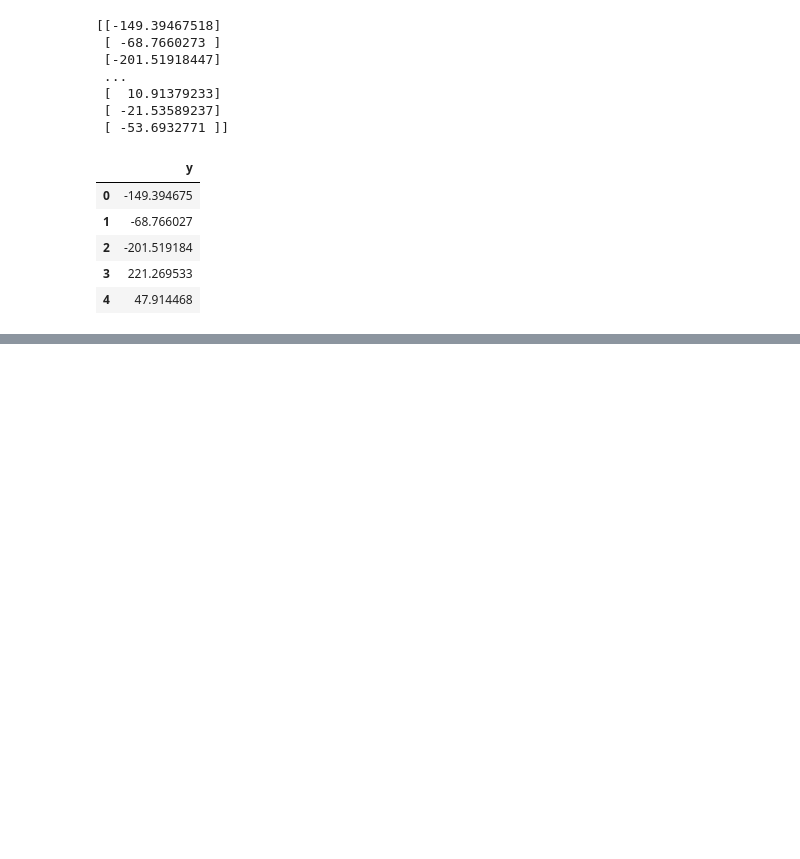
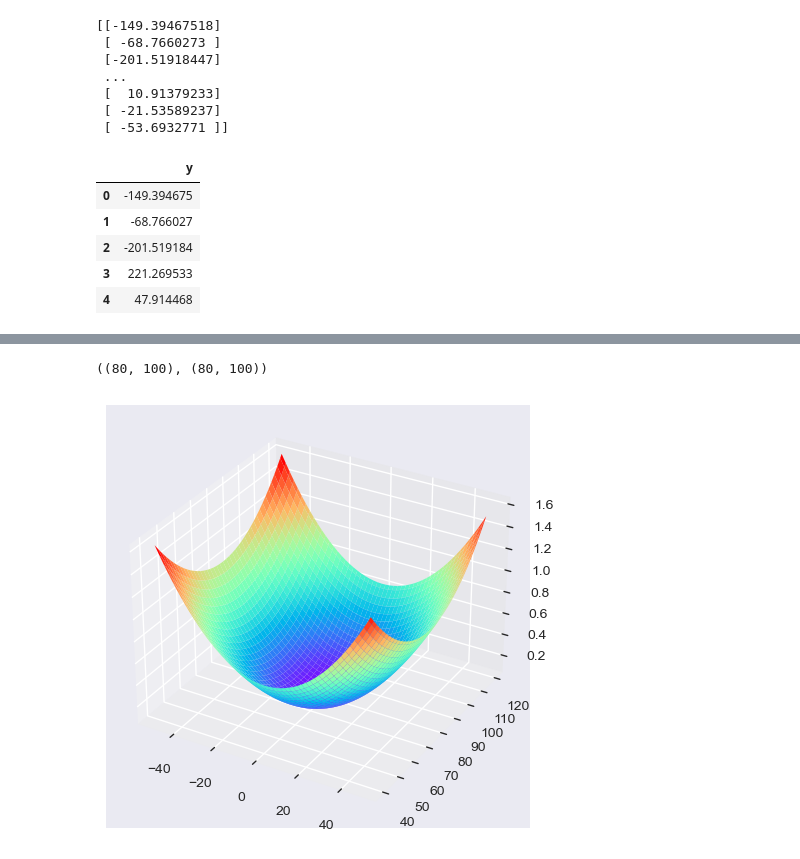
Before and after one commit to GarvLuthra24/Score-Prediction-Using-Linear-Regression, a Jupyter notebook: score_prediction.ipynb, the cells around one changed output, grey strips where cells are left out. Drawn from its saved outputs; the diff is of its cells as text; code cells hidden in the pictures; blank space fills up the shorter version.

```diff
--- a/score_prediction.ipynb
+++ b/score_prediction.ipynb
@@ -203,0 +232,7 @@ df.to_csv('y_prediction.csv' , index = False)
+# %%
+from mpl_toolkits.mplot3d import Axes3D
+
+T0 = np.arange(-50 , 50 , 1)
+T1 = np.arange(40,120,1)
+
+(T0 , T1)
@@ -203,0 +255,4 @@ df.to_csv('y_prediction.csv' , index = False)
+# %%
+T0 , T1 = np.meshgrid(T0 , T1)
+
+(T0 , T1)
@@ -203,0 +274,20 @@ df.to_csv('y_prediction.csv' , index = False)
+# %%
+T0.shape , T1.shape
+# %% [output]
+((80, 100), (80, 100))
+# %%
+Z = np.zeros(T0.shape)
+
+for i in range(T0.shape[0]):
+    for j in range(T0.shape[1]):
+        y_ = T0[i , j] + T1[i , j]*X
+        Z[i , j] = np.sum((y - y_)**2)
+
+# Visualise the loss function
+
+fig = plt.figure()
+axes = fig.add_subplot(projection = '3d')
+axes.plot_surface(T0 , T1 , Z, cmap= 'rainbow')
+plt.show()
+# %% [output]
+[figure, added]
```
Also changed, not shown: parts of 6 cells of this notebook.
